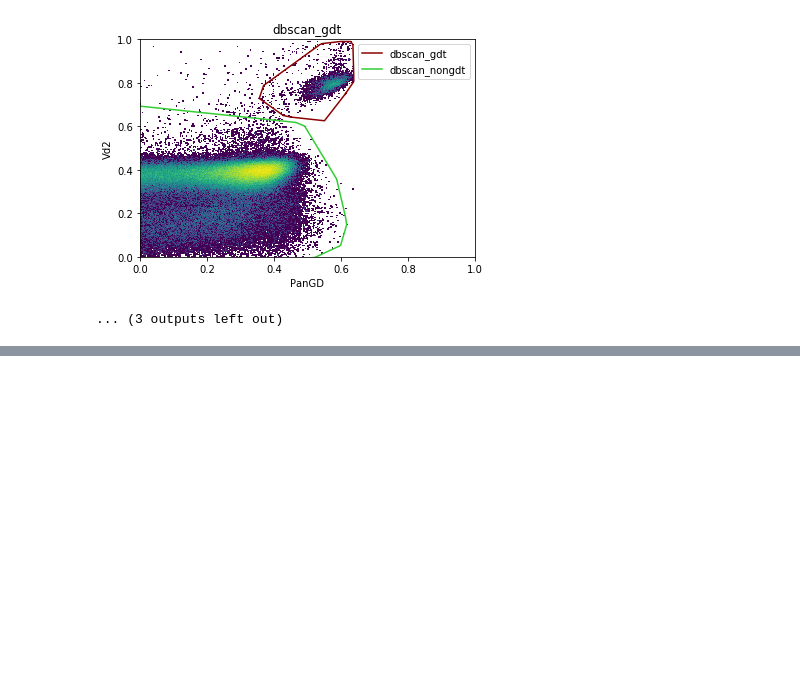
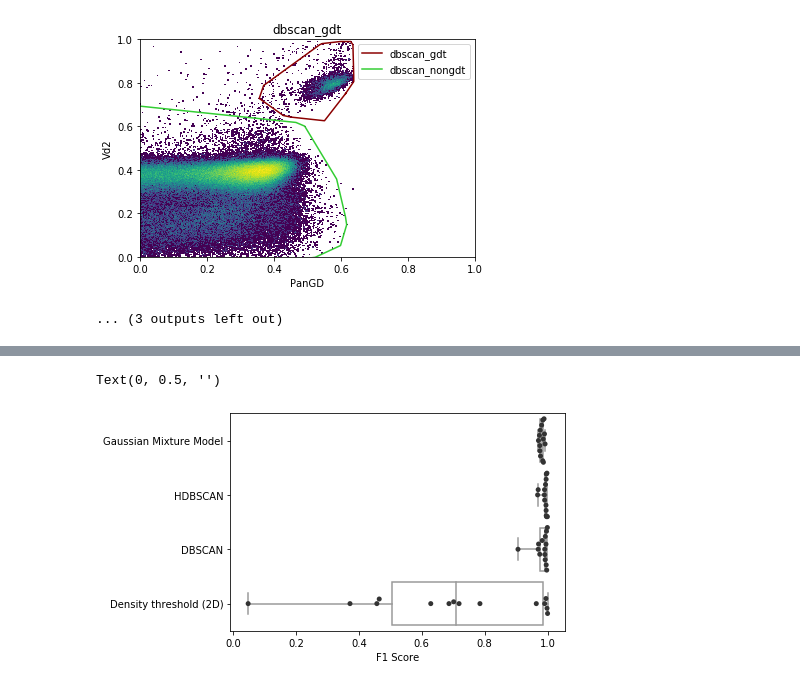
Before and after one commit to burtonrj/CytoPy, a Jupyter notebook: immunova/Notebooks/Testing/Population_Identification_Validation/GDT Cells.ipynb, the cells around one changed output, grey strips where cells are left out. Saved outputs shown, nothing was run; the diff lists cells and outputs as text; code cells hidden in the pictures; blank space fills up the shorter version.

```diff
--- a/immunova/Notebooks/Testing/Population_Identification_Validation/GDT Cells.ipynb
+++ b/immunova/Notebooks/Testing/Population_Identification_Validation/GDT Cells.ipynb
@@ -213,3 +214,6 @@ Complete!
 [figure]
 [figure]
 ... (3 outputs left out)
+# %%
+hc = Gating(exp, 'hc1')
+hc.populations.keys()
@@ -215,0 +251,13 @@ Complete!
+# %%
+for x in samples:
+    hc = Gating(exp, x)
+    print(f'Performance analysis for {x}...')
+    manual_pops = ['manual_gdt', 'manual_vd2Neg', 'manual_nongdt']
+    for m, a in zip(manual_pops, ['gmm_gdt', 'gmm_vd2Neg', 'gmm_nongdt']):
+        check_performance(hc, m, a, 'gmm_gdt')
+    for m, a in zip(manual_pops, ['hdbscan_gdt', 'hdbscan_vd2', 'hdbscan_nongdt']):
+        check_performance(hc, m, a, 'hdbscan_gdt')
+    for m, a in zip(manual_pops, ['dbscan_gdt', 'dbscan_vd2', 'dbscan_nongdt']):
+        check_performance(hc, m, a, 'dbscan_gdt')
+    for m, a in zip(manual_pops, ['dens2d_gdt', 'dens2d_vd2', 'dens2d_nongdt']):
+        check_performance(hc, m, a, 'dens2d_gdt')
@@ -215,0 +279,14 @@ Complete!
+# %%
+results = pd.DataFrame(gating_performance)
+# %%
+def rename_method(x):
+    if x.split('_')[0] == 'gmm':
+        return 'Gaussian Mixture Model'
+    if x.split('_')[0] == 'dbscan':
+        return 'DBSCAN'
+    if x.split('_')[0] == 'hdbscan':
+        return 'HDBSCAN'
+    if x.split('_')[0] == 'dens2d':
+        return 'Density threshold (2D)'
+    return x
+results['method'] = results['method'].apply(rename_method)
@@ -215,0 +311,9 @@ Complete!
+# %%
+d = results[results['population'] == 'gdt']
+ax = sns.boxplot(x="f1_score", y="method", data=d, whis=np.inf, color='white')
+ax = sns.swarmplot(x="f1_score", y="method", data=d, color=".2")
+ax.set_xlabel('F1 Score')
+ax.set_ylabel('')
+# %% [output]
+Text(0, 0.5, '')
+[figure, added]
```
Also changed, not shown: parts of 11 cells of this notebook, 1 other file.
